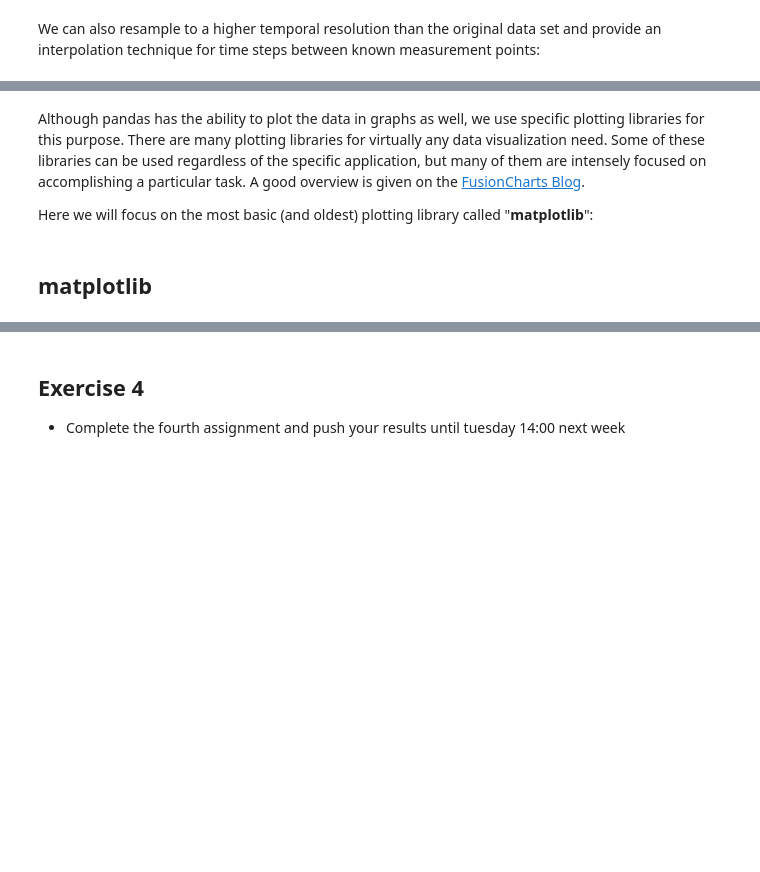
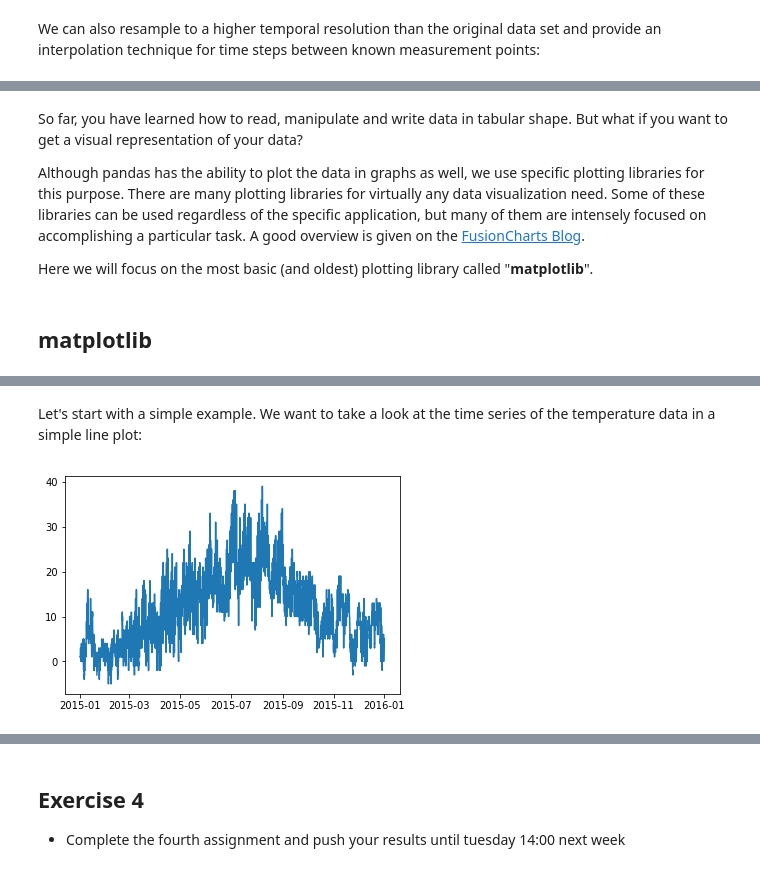
Before and after one commit to python-kurs/sommersemester_2019, a Jupyter notebook: content/units/S01E04.ipynb, the cells around one changed output, grey strips where cells are left out. Cells and saved outputs as stored; diff of their text form; code cells hidden in the pictures; blank space fills up the shorter version.

Commit message:
added matplotlib line and histo plots

```diff
--- a/content/units/S01E04.ipynb
+++ b/content/units/S01E04.ipynb
@@ -287,0 +320,3 @@ Name: temp, Length: 17520, dtype: float64
+# %%
+tabelle['temp_dewpt_diff'] = tabelle.temp - tabelle.dewpt
+tabelle.head()
@@ -369,8 +427,19 @@ Freq: 10T, Name: temp, Length: 52558, dtype: float64
 # %% [markdown]
+So far, you have learned how to read, manipulate and write data in tabular shape. But what if you want to get a visual representation of your data?
+
 Although pandas has the ability to plot the data in graphs as well, we use specific plotting libraries for this purpose. There are many plotting libraries for virtually any data visualization need. Some of these libraries can be used regardless of the specific application, but many of them are intensely focused on accomplishing a particular task. A good overview is given on the [FusionCharts Blog](https://www.fusioncharts.com/blog/best-python-data-visualization-libraries/).
 
-Here we will focus on the most basic (and oldest) plotting library called "**matplotlib**":
+Here we will focus on the most basic (and oldest) plotting library called "**matplotlib**".
 # %% [markdown]
 ## matplotlib
 # %% [markdown]
 ![](https://matplotlib.org/_static/logo2.png)
+# %% [markdown]
+Let's start with a simple example. We want to take a look at the time series of the temperature data in a simple line plot:
+# %%
+import matplotlib.pyplot as plt
+
+plt.plot(tabelle.temp)
+plt.show()
+# %% [output]
+[figure, added]
```
Also changed, not shown: parts of 31 cells of this notebook, 1 other file.
